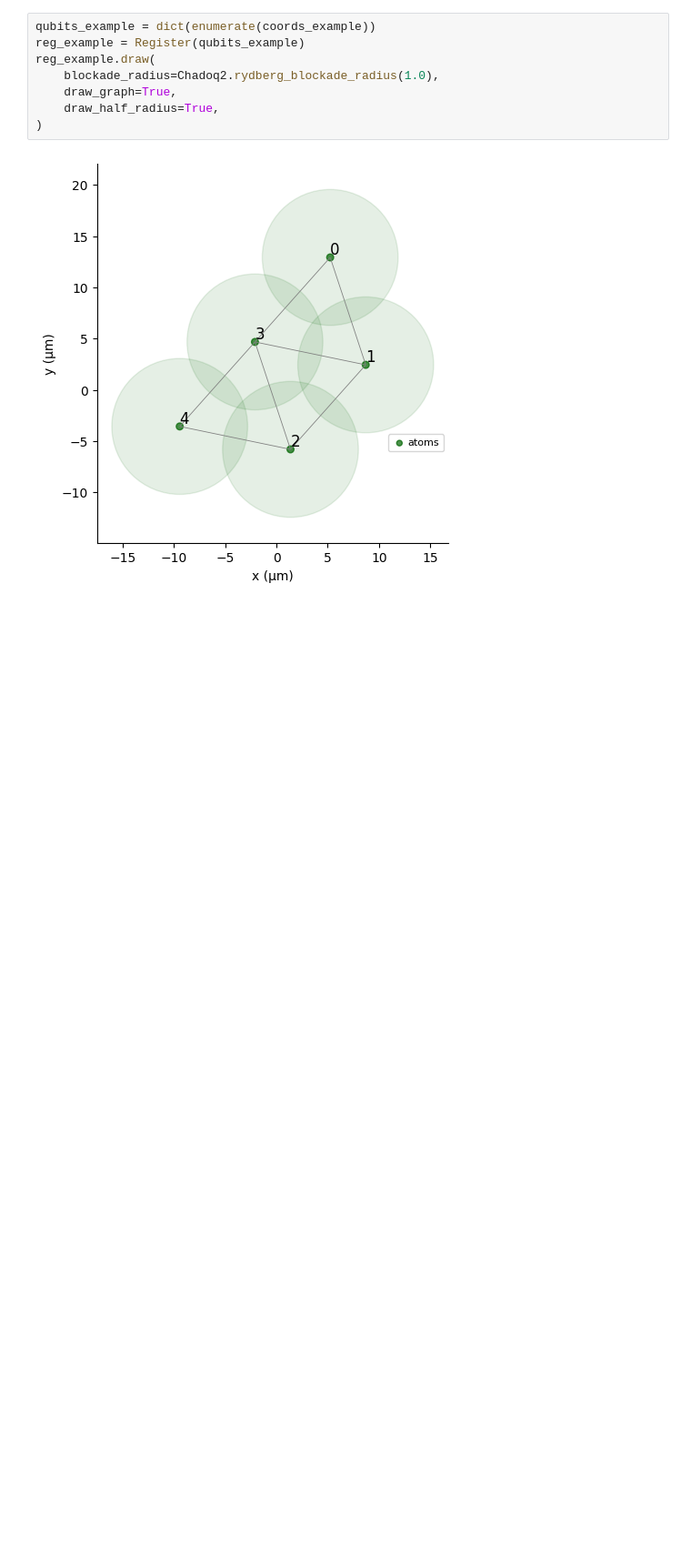
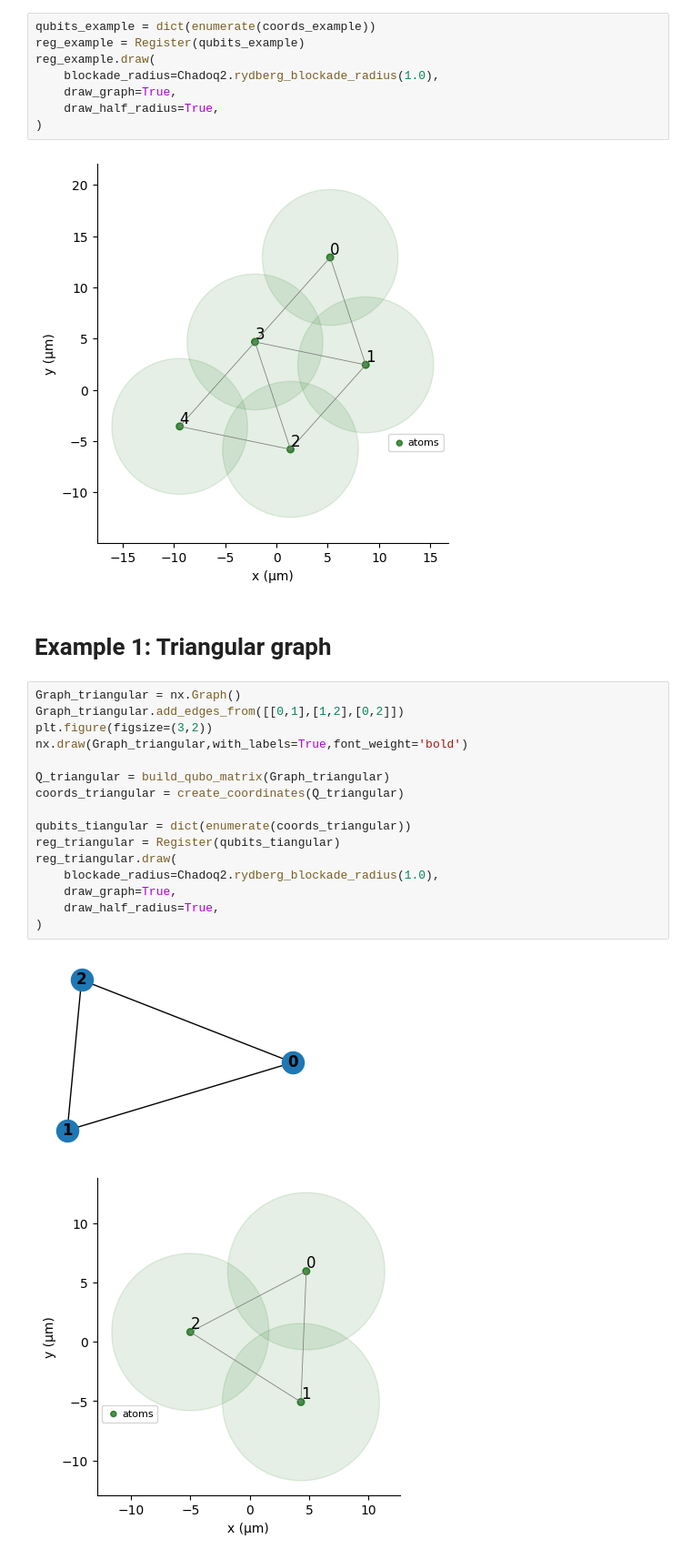
Before and after one commit to victor-onofre/pasqal_project, a Jupyter notebook: encoding_tests.ipynb, the cells around one changed output. Shown: that part at 91% size. Cells and saved outputs as stored; diff of their text form; blank space fills up the shorter version.

```diff
--- a/encoding_tests.ipynb
+++ b/encoding_tests.ipynb
@@ -45,3 +61,24 @@ reg_example.draw(
 )
 # %% [output]
 [figure]
+# %% [markdown]
+# Example 1: Triangular graph
+# %%
+Graph_triangular = nx.Graph()
+Graph_triangular.add_edges_from([[0,1],[1,2],[0,2]])
+plt.figure(figsize=(3,2))
+nx.draw(Graph_triangular,with_labels=True,font_weight='bold')
+
+Q_triangular = build_qubo_matrix(Graph_triangular)
+coords_triangular = create_coordinates(Q_triangular)
+
+qubits_tiangular = dict(enumerate(coords_triangular))
+reg_triangular = Register(qubits_tiangular)
+reg_triangular.draw(
+    blockade_radius=Chadoq2.rydberg_blockade_radius(1.0),
+    draw_graph=True,
+    draw_half_radius=True,
+)
+# %% [output]
+[figure, added]
+[figure, added]
```
Also changed, not shown: parts of 13 cells of this notebook.
